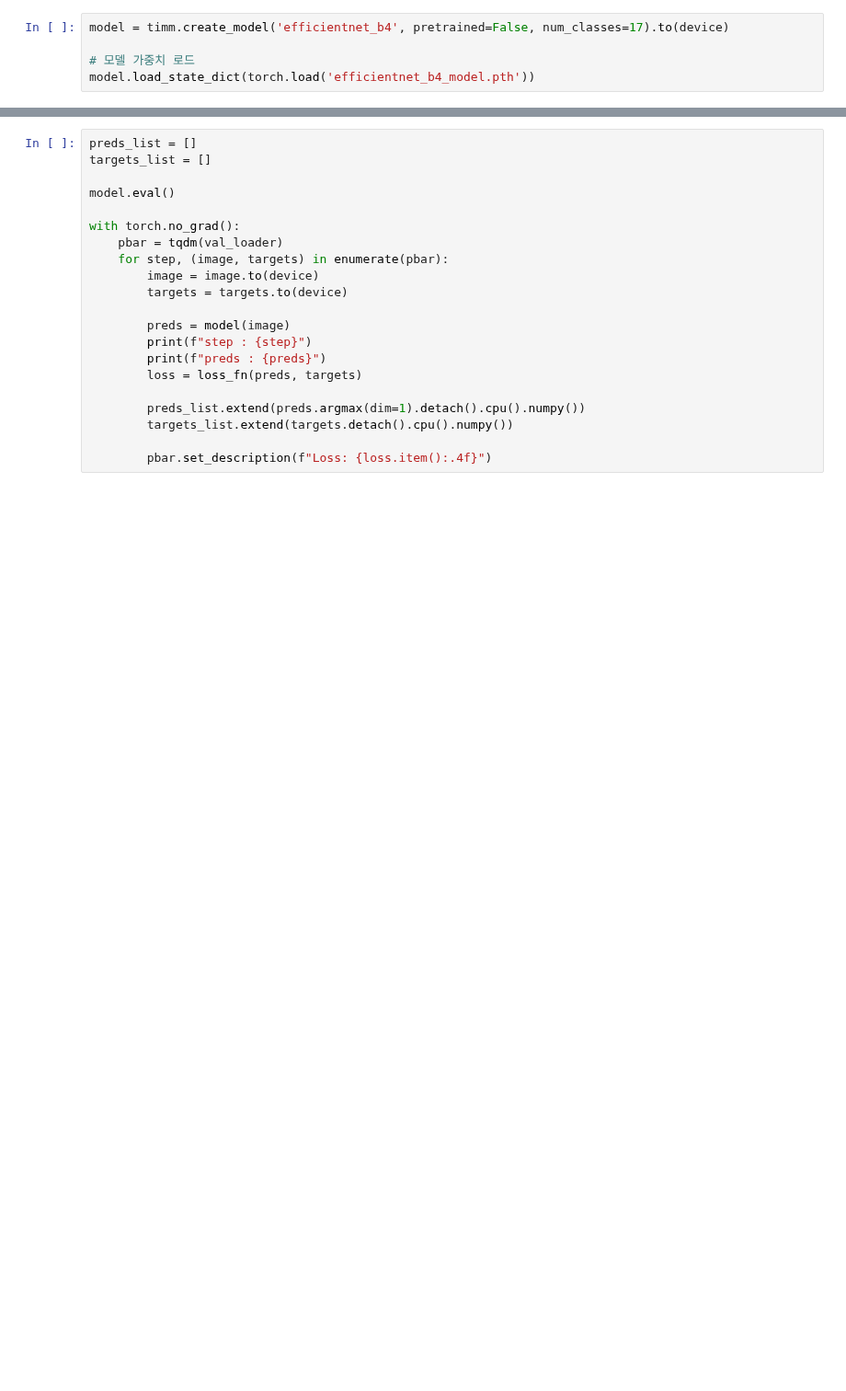
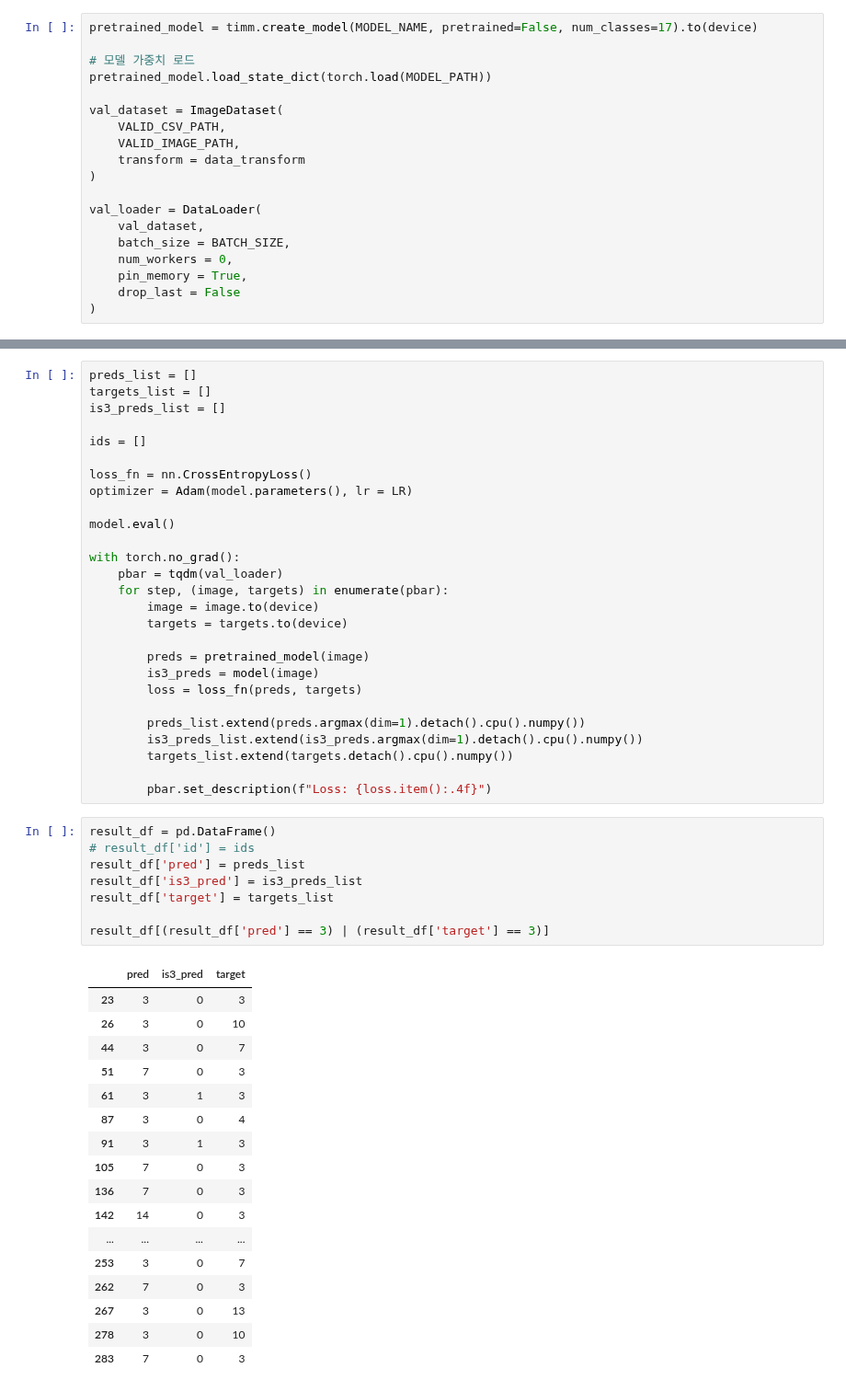
Before and after one commit to UpstageAILab3/upstage-cv-classification-cv2-pub, a Jupyter notebook: model_enhance.ipynb, the cells around one changed output, grey strips where cells are left out. Shown at 92% size. Cells and saved outputs as stored; diff of their text form; blank space fills up the shorter version.

Commit message:
enhance model

```diff
--- a/model_enhance.ipynb
+++ b/model_enhance.ipynb
@@ -19,5 +357,19 @@ VALID_IMAGE_PATH = '/upstage-cv-classification-cv2/data/valid'
 # %%
-model = timm.create_model('efficientnet_b4', pretrained=False, num_classes=17).to(device)
+pretrained_model = timm.create_model(MODEL_NAME, pretrained=False, num_classes=17).to(device)
 
 # 모델 가중치 로드
-model.load_state_dict(torch.load('efficientnet_b4_model.pth'))
+pretrained_model.load_state_dict(torch.load(MODEL_PATH))
+
+val_dataset = ImageDataset(
+    VALID_CSV_PATH,
+    VALID_IMAGE_PATH,
+    transform = data_transform
+)
+
+val_loader = DataLoader(
+    val_dataset,
+    batch_size = BATCH_SIZE,
+    num_workers = 0,
+    pin_memory = True,
+    drop_last = False
+)
@@ -63,6 +376,12 @@ class ImageDataset(Dataset):
 # %%
 preds_list = []
 targets_list = []
+is3_preds_list = []
+
+ids = []
+
+loss_fn = nn.CrossEntropyLoss()
+optimizer = Adam(model.parameters(), lr = LR)
 
 model.eval()
 
@@ -72,12 +391,38 @@ with torch.no_grad():
         image = image.to(device)
         targets = targets.to(device)
 
-        preds = model(image)
-        print(f"step : {step}")
-        print(f"preds : {preds}")
+        preds = pretrained_model(image)
+        is3_preds = model(image)
         loss = loss_fn(preds, targets)
 
         preds_list.extend(preds.argmax(dim=1).detach().cpu().numpy())
+        is3_preds_list.extend(is3_preds.argmax(dim=1).detach().cpu().numpy())
         targets_list.extend(targets.detach().cpu().numpy())
 
         pbar.set_description(f"Loss: {loss.item():.4f}")
+# %%
+result_df = pd.DataFrame()
+# result_df['id'] = ids
+result_df['pred'] = preds_list
+result_df['is3_pred'] = is3_preds_list
+result_df['target'] = targets_list
+
+result_df[(result_df['pred'] == 3) | (result_df['target'] == 3)]
+# %% [output]
+|  | pred | is3_pred | target |
+| 23 | 3 | 0 | 3 |
+| 26 | 3 | 0 | 10 |
+| 44 | 3 | 0 | 7 |
+| 51 | 7 | 0 | 3 |
+| 61 | 3 | 1 | 3 |
+| 87 | 3 | 0 | 4 |
+| 91 | 3 | 1 | 3 |
+| 105 | 7 | 0 | 3 |
+| 136 | 7 | 0 | 3 |
+| 142 | 14 | 0 | 3 |
+| ... | ... | ... | ... |
+| 253 | 3 | 0 | 7 |
+| 262 | 7 | 0 | 3 |
+| 267 | 3 | 0 | 13 |
+| 278 | 3 | 0 | 10 |
+| 283 | 7 | 0 | 3 |
```
Also changed, not shown: parts of 21 cells of this notebook, 2 other files.
